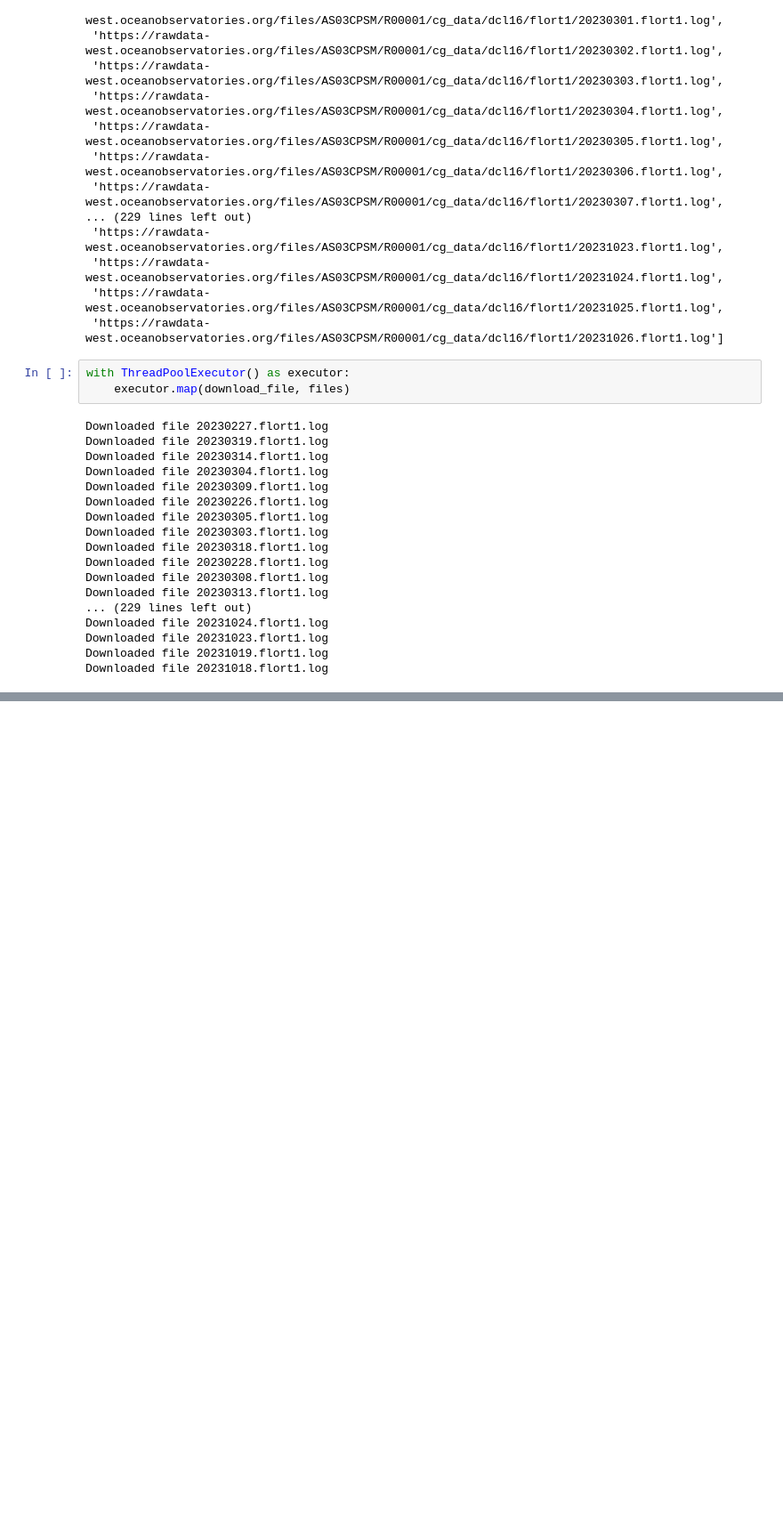
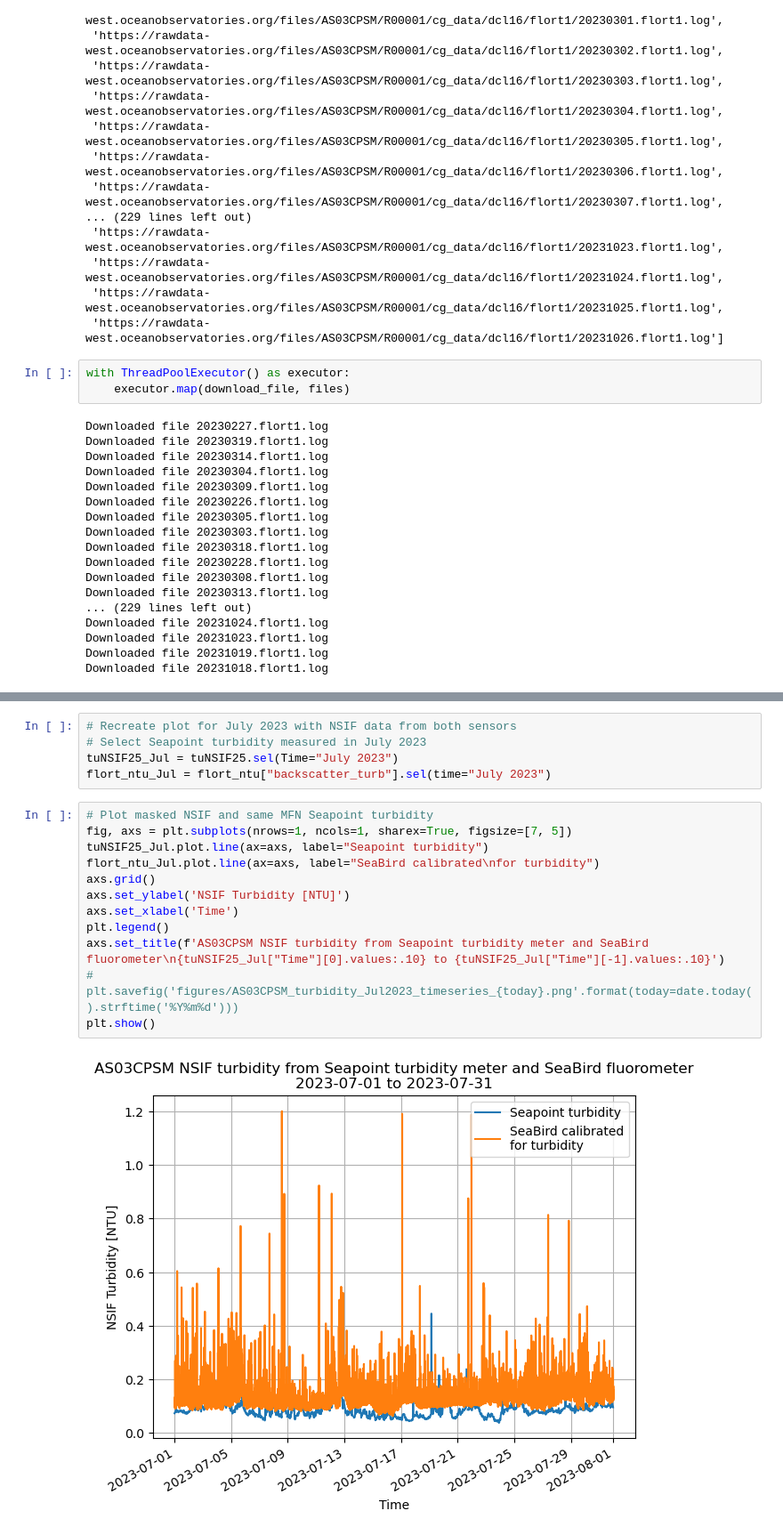
Before and after one commit to cooleyky/AST3, a Jupyter notebook: turbidity.ipynb, the cells around one changed output, grey strips where cells are left out. Shown at 89% size. Cells and saved outputs as stored; diff of their text form; blank space fills up the shorter version.

```diff
--- a/turbidity.ipynb
+++ b/turbidity.ipynb
@@ -248,0 +378,19 @@ def load_flort_df(savepath, files):
+# %%
+# Recreate plot for July 2023 with NSIF data from both sensors
+# Select Seapoint turbidity measured in July 2023
+tuNSIF25_Jul = tuNSIF25.sel(Time="July 2023")
+flort_ntu_Jul = flort_ntu["backscatter_turb"].sel(time="July 2023")
+# %%
+# Plot masked NSIF and same MFN Seapoint turbidity
+fig, axs = plt.subplots(nrows=1, ncols=1, sharex=True, figsize=[7, 5])
+tuNSIF25_Jul.plot.line(ax=axs, label="Seapoint turbidity")
+flort_ntu_Jul.plot.line(ax=axs, label="SeaBird calibrated\nfor turbidity")
+axs.grid()
+axs.set_ylabel('NSIF Turbidity [NTU]')
+axs.set_xlabel('Time')
+plt.legend()
+axs.set_title(f'AS03CPSM NSIF turbidity from Seapoint turbidity meter and SeaBird fluorometer\n{tuNSIF25_Jul["Time"][0].values:.10} to {tuNSIF25_Jul["Time"][-1].values:.10}')
+# plt.savefig('figures/AS03CPSM_turbidity_Jul2023_timeseries_{today}.png'.format(today=date.today().strftime('%Y%m%d')))
+plt.show()
+# %% [output]
+[figure, added]
```
Also changed, not shown: parts of 15 cells of this notebook, 2 other files.
